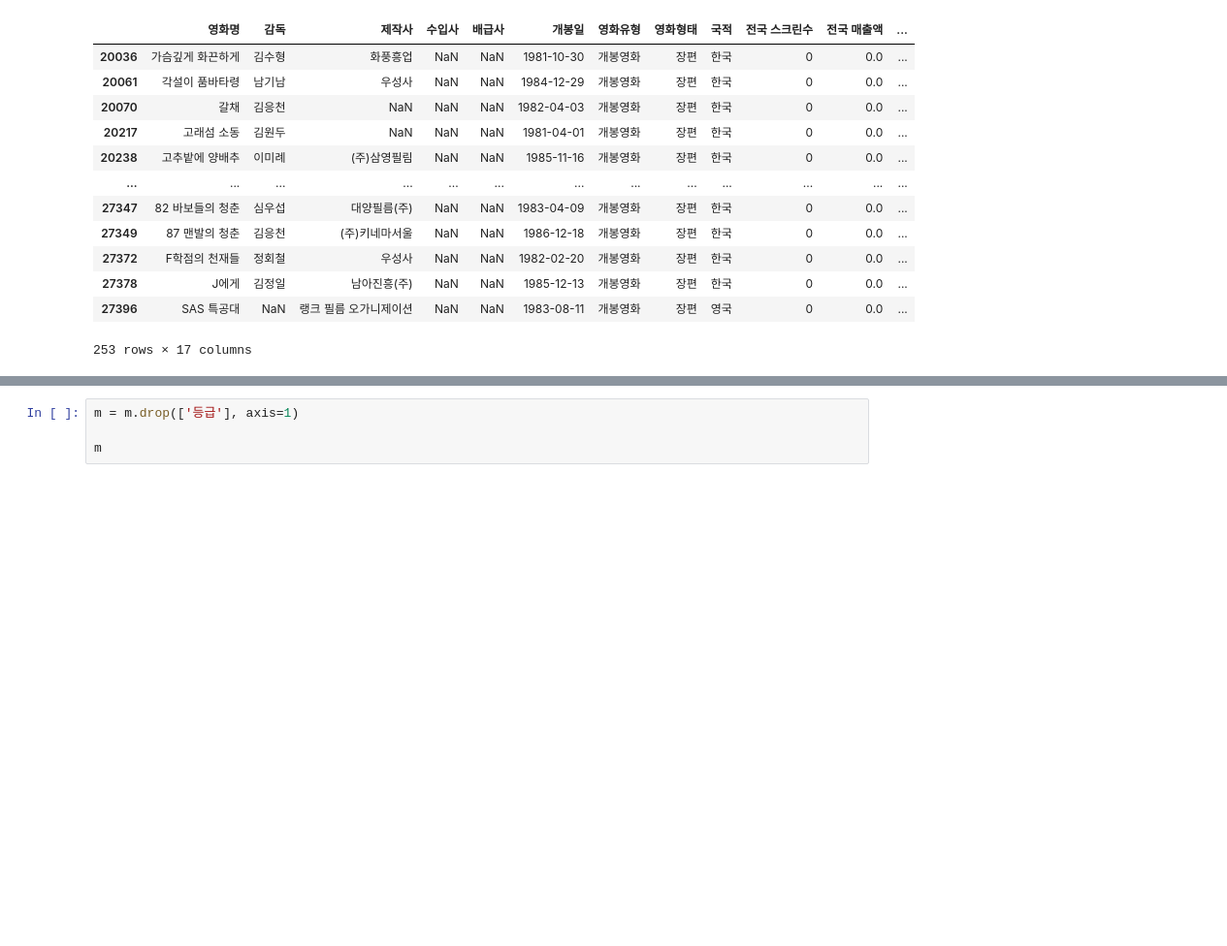
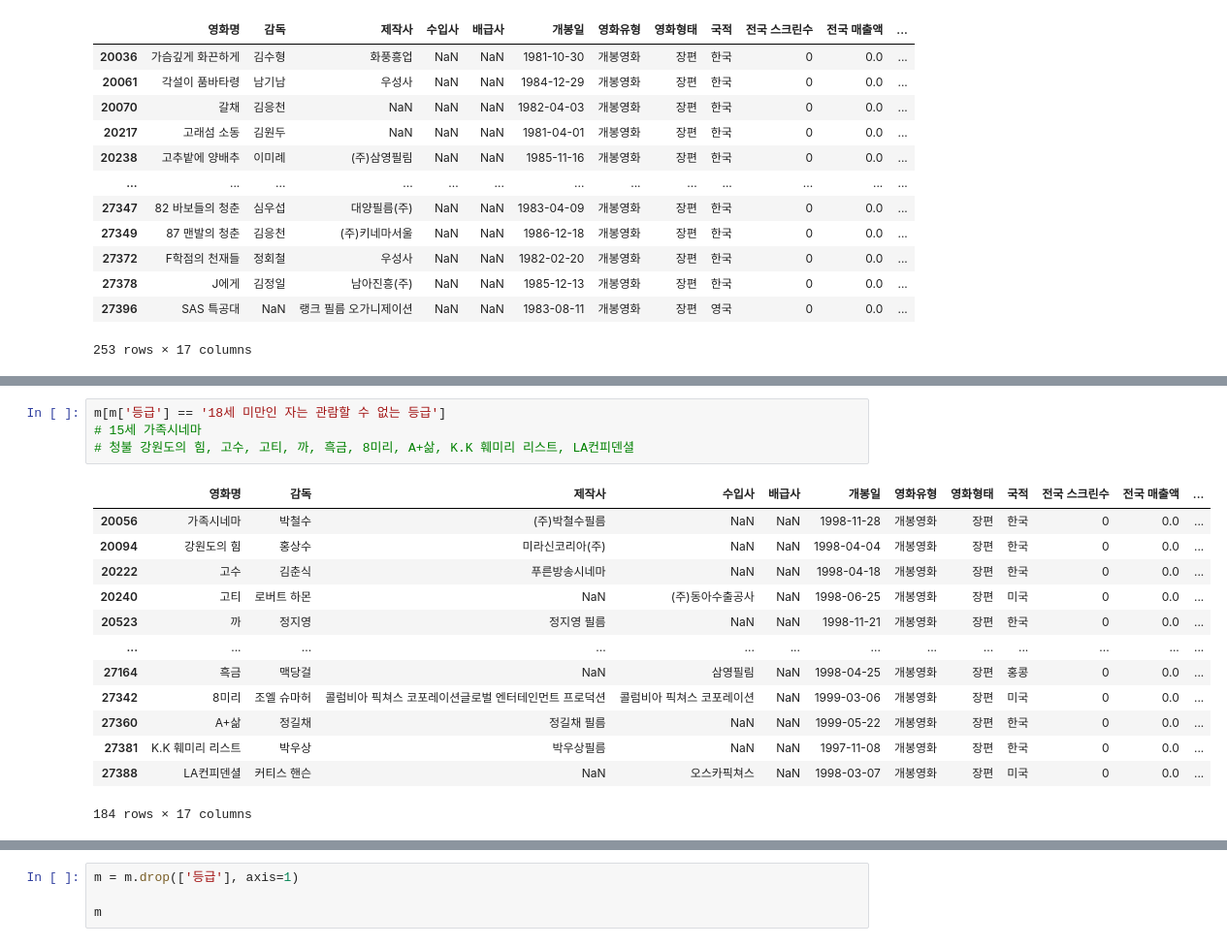
Before and after one commit to Dacon-ai-RunningFive/Dacon-AI, a Jupyter notebook: movie/EDA.ipynb, the cells around one changed output, grey strips where cells are left out. Shown at 97% size. Drawn from its saved outputs; the diff is of its cells as text; blank space fills up the shorter version.

```diff
--- a/movie/EDA.ipynb
+++ b/movie/EDA.ipynb
@@ -466,3 +466,21 @@ m[m['등급'] == '연소자관람불가15세이상관람가']
 | 25375 | 젊은 남자 | 배창호 | 배창호프로덕션 | NaN | (주)스튜디오 보난자 | 1994-12-17 | 개봉영화 | 장편 | 한국 | 0 | 0.0 | ... |
 | 26199 | 타락천사 | 왕가위 | 택동전영제작유한공사 | (주)엔케이컨텐츠(주)미도영화사 | (주)디스테이션 | 1995-12-23 | 개봉영화 | 장편 | 홍콩 | 0 | 0.0 | ... |
 | 26860 | 해리가 샐리를 만났을 때 | 롭 라이너 | 캐슬 락 엔터테인먼트콜럼비아 픽쳐스 코포레이션 | (주)키다리이엔티현진필름 | (주)키다리이엔티콜럼비아 픽쳐스 코포레이션 | 1989-11-18 | 개봉영화 | 장편 | 미국 | 0 | 0.0 | ... |
+# %%
+m[m['등급'] == '18세 미만인 자는 관람할 수 없는 등급']
+# 15세 가족시네마
+# 청불 강원도의 힘, 고수, 고티, 까, 흑금, 8미리, A+삶, K.K 훼미리 리스트, LA컨피덴셜
+# %% [output]
+|  | 영화명 | 감독 | 제작사 | 수입사 | 배급사 | 개봉일 | 영화유형 | 영화형태 | 국적 | 전국 스크린수 | 전국 매출액 | ... |
+| 20056 | 가족시네마 | 박철수 | (주)박철수필름 | NaN | NaN | 1998-11-28 | 개봉영화 | 장편 | 한국 | 0 | 0.0 | ... |
+| 20094 | 강원도의 힘 | 홍상수 | 미라신코리아(주) | NaN | NaN | 1998-04-04 | 개봉영화 | 장편 | 한국 | 0 | 0.0 | ... |
+| 20222 | 고수 | 김춘식 | 푸른방송시네마 | NaN | NaN | 1998-04-18 | 개봉영화 | 장편 | 한국 | 0 | 0.0 | ... |
+| 20240 | 고티 | 로버트 하몬 | NaN | (주)동아수출공사 | NaN | 1998-06-25 | 개봉영화 | 장편 | 미국 | 0 | 0.0 | ... |
+| 20523 | 까 | 정지영 | 정지영 필름 | NaN | NaN | 1998-11-21 | 개봉영화 | 장편 | 한국 | 0 | 0.0 | ... |
+| ... | ... | ... | ... | ... | ... | ... | ... | ... | ... | ... | ... | ... |
+| 27164 | 흑금 | 맥당걸 | NaN | 삼영필림 | NaN | 1998-04-25 | 개봉영화 | 장편 | 홍콩 | 0 | 0.0 | ... |
+| 27342 | 8미리 | 조엘 슈마허 | 콜럼비아 픽쳐스 코포레이션글로벌 엔터테인먼트 프로덕션 | 콜럼비아 픽쳐스 코포레이션 | NaN | 1999-03-06 | 개봉영화 | 장편 | 미국 | 0 | 0.0 | ... |
+| 27360 | A+삶 | 정길채 | 정길채 필름 | NaN | NaN | 1999-05-22 | 개봉영화 | 장편 | 한국 | 0 | 0.0 | ... |
+| 27381 | K.K 훼미리 리스트 | 박우상 | 박우상필름 | NaN | NaN | 1997-11-08 | 개봉영화 | 장편 | 한국 | 0 | 0.0 | ... |
+| 27388 | LA컨피덴셜 | 커티스 핸슨 | NaN | 오스카픽쳐스 | NaN | 1998-03-07 | 개봉영화 | 장편 | 미국 | 0 | 0.0 | ... |
+184 rows × 17 columns
```
Also changed, not shown: parts of 3 cells of this notebook.
